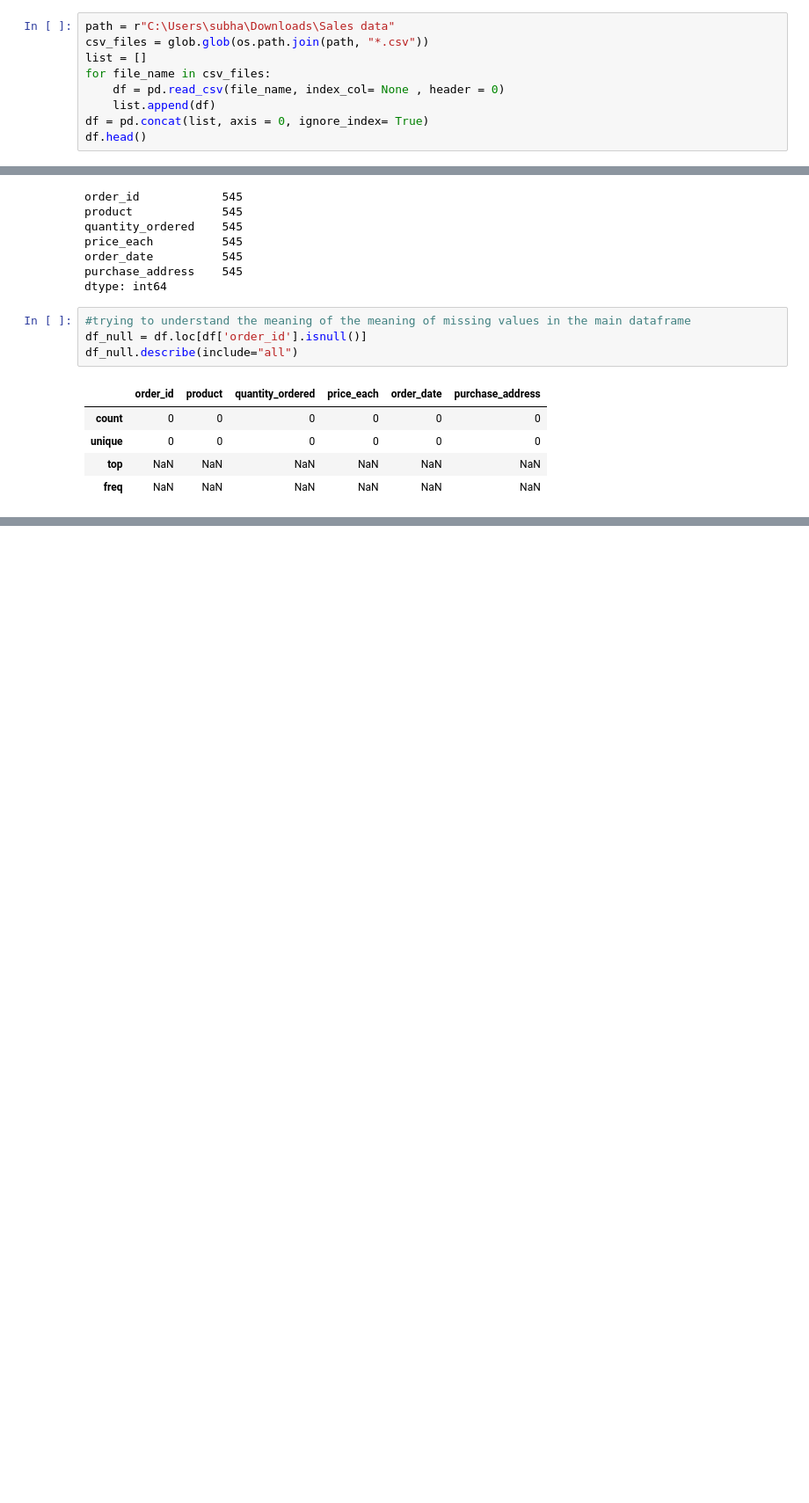
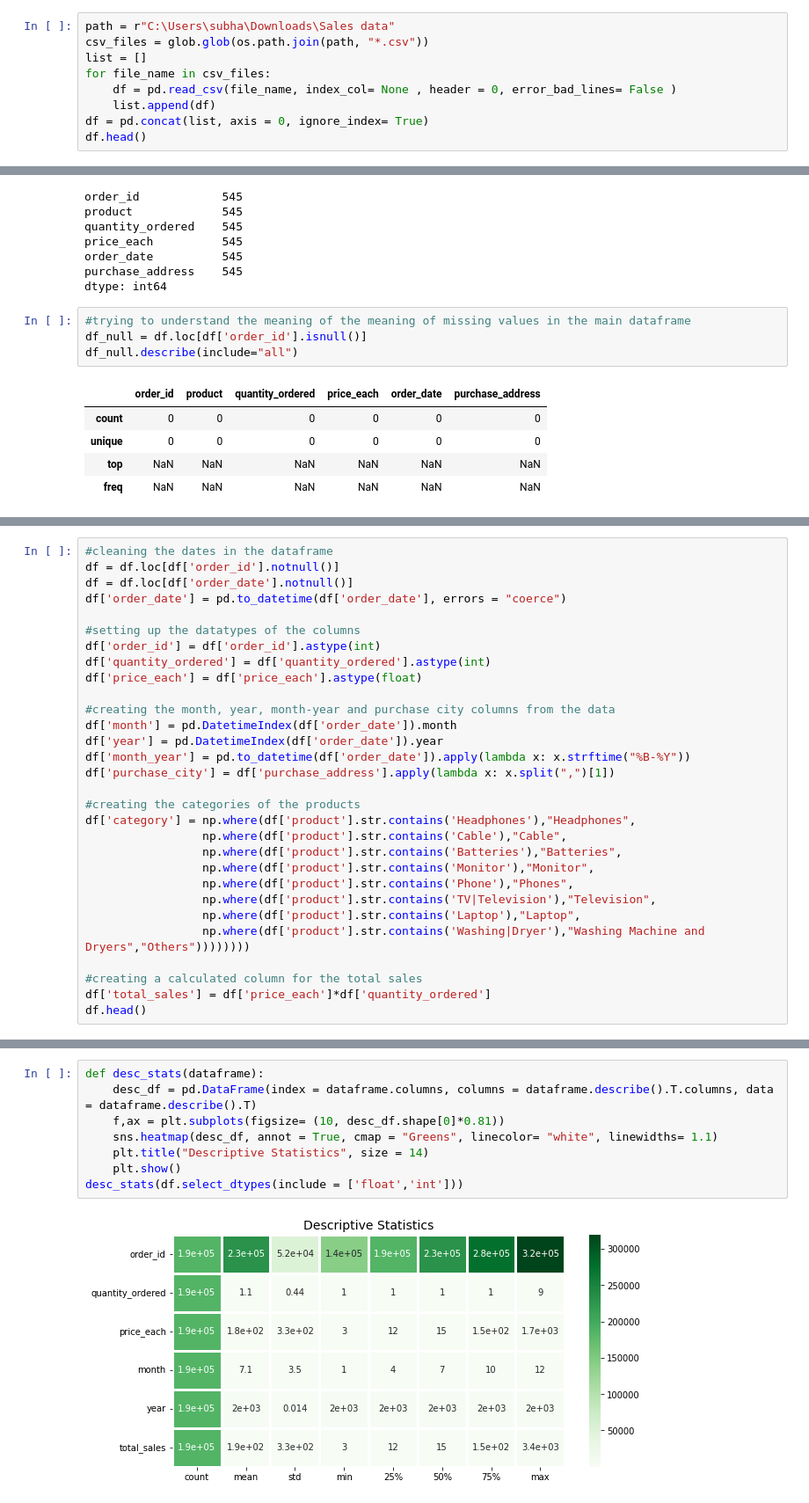
Before and after one commit to subhasish121995/Sales_Analysis, a Jupyter notebook: main_file_v1.0.ipynb, the cells around one changed output, grey strips where cells are left out. Shown at 88% size. Saved outputs shown, nothing was run; the diff lists cells and outputs as text; blank space fills up the shorter version.

```diff
--- a/main_file_v1.0.ipynb
+++ b/main_file_v1.0.ipynb
@@ -16,7 +21,7 @@ path = r"C:\Users\subha\Downloads\Sales data"
 csv_files = glob.glob(os.path.join(path, "*.csv"))
 list = []
 for file_name in csv_files:
-    df = pd.read_csv(file_name, index_col= None , header = 0)
+    df = pd.read_csv(file_name, index_col= None , header = 0, error_bad_lines= False )
     list.append(df)
 df = pd.concat(list, axis = 0, ignore_index= True)
 df.head()
@@ -98,0 +103,30 @@ df.head()
+# %%
+#cleaning the dates in the dataframe
+df = df.loc[df['order_id'].notnull()]
+df = df.loc[df['order_date'].notnull()]
+df['order_date'] = pd.to_datetime(df['order_date'], errors = "coerce")
+
+#setting up the datatypes of the columns
+df['order_id'] = df['order_id'].astype(int)
+df['quantity_ordered'] = df['quantity_ordered'].astype(int)
+df['price_each'] = df['price_each'].astype(float)
+
+#creating the month, year, month-year and purchase city columns from the data
+df['month'] = pd.DatetimeIndex(df['order_date']).month
+df['year'] = pd.DatetimeIndex(df['order_date']).year
+df['month_year'] = pd.to_datetime(df['order_date']).apply(lambda x: x.strftime("%B-%Y"))
+df['purchase_city'] = df['purchase_address'].apply(lambda x: x.split(",")[1])
+
+#creating the categories of the products
+df['category'] = np.where(df['product'].str.contains('Headphones'),"Headphones",
+                 np.where(df['product'].str.contains('Cable'),"Cable",
+                 np.where(df['product'].str.contains('Batteries'),"Batteries",
+                 np.where(df['product'].str.contains('Monitor'),"Monitor",
+                 np.where(df['product'].str.contains('Phone'),"Phones",
+                 np.where(df['product'].str.contains('TV|Television'),"Television",
+                 np.where(df['product'].str.contains('Laptop'),"Laptop",
+                 np.where(df['product'].str.contains('Washing|Dryer'),"Washing Machine and Dryers","Others"))))))))
+
+#creating a calculated column for the total sales
+df['total_sales'] = df['price_each']*df['quantity_ordered']
+df.head()
@@ -114,0 +163,10 @@ memory usage: 8.5+ MB
+# %%
+def desc_stats(dataframe):
+    desc_df = pd.DataFrame(index = dataframe.columns, columns = dataframe.describe().T.columns, data = dataframe.describe().T)
+    f,ax = plt.subplots(figsize= (10, desc_df.shape[0]*0.81))
+    sns.heatmap(desc_df, annot = True, cmap = "Greens", linecolor= "white", linewidths= 1.1)
+    plt.title("Descriptive Statistics", size = 14)
+    plt.show()
+desc_stats(df.select_dtypes(include = ['float','int']))
+# %% [output]
+[figure, added]
```
Also changed, not shown: parts of 17 cells of this notebook, 1 other file.
